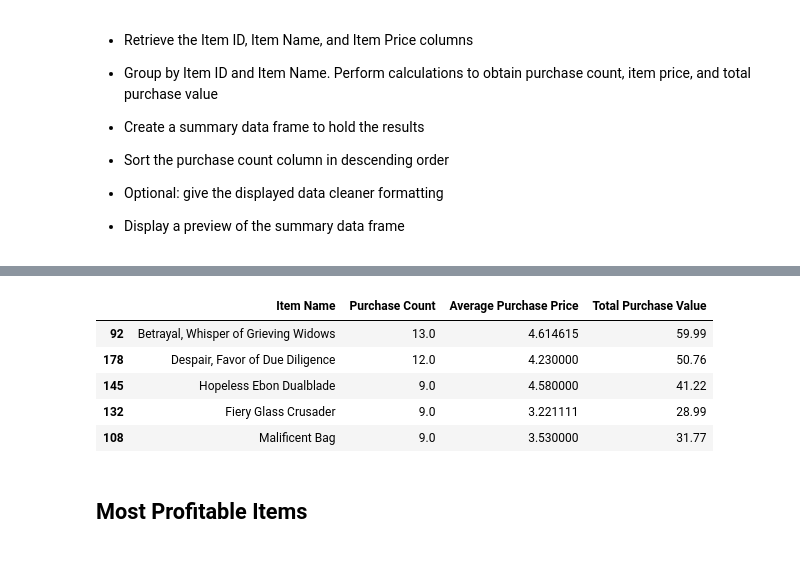
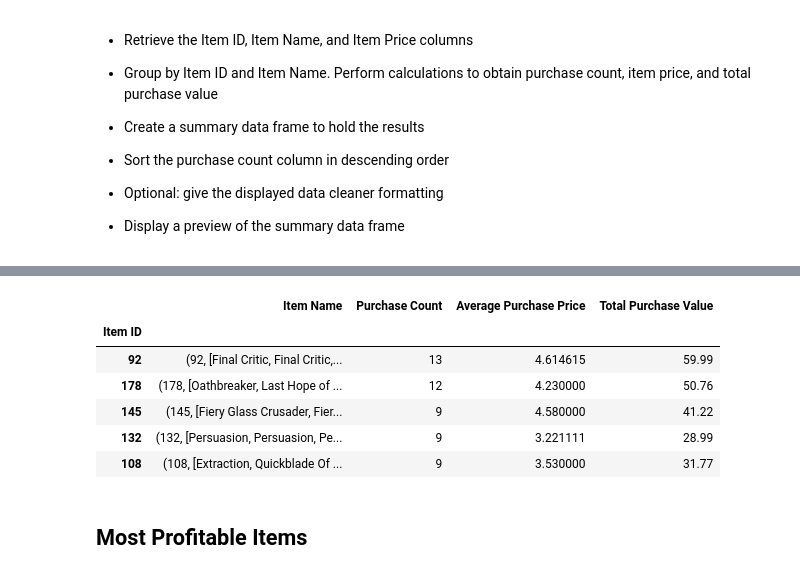
Before and after one commit to HIna-Ahmad/pandas-challenge, a Jupyter notebook: HeroesOfPymoli/HeroesOfPymoli_starter.ipynb, the cells around one changed output, grey strips where cells are left out. Drawn from its saved outputs; the diff is of its cells as text; code cells hidden in the pictures.

```diff
--- a/HeroesOfPymoli/HeroesOfPymoli_starter.ipynb
+++ b/HeroesOfPymoli/HeroesOfPymoli_starter.ipynb
@@ -528,39 +496,40 @@ purch_per_item = new_df.groupby("Item ID")["Purchase ID"].count()
 
 
 
 #2. Average price of item
 avg_per_item = new_df.groupby("Item ID")["Price"].mean()
 
 
 
 #3. Total dollar amount of items
 total_per_item = new_df.groupby("Item ID")["Price"].sum()
 
 #4.
 #item_name = new_df["Item Name"]
 
 #5.
-item_name = new_df["Item Name"]
+item_name = new_df.groupby("Item ID")["Item Name"]
 
 
 
 # Create a summary dataframe with multiple column containing the results from the previous calculation
 sn_summary2 = pd.DataFrame({"Item Name":item_name, "Purchase Count":purch_per_item, "Average Purchase Price":avg_per_item, "Total Purchase Value": total_per_item})
 
 sn_summary2.head()
 
 
 
 
 sort = sn_summary2.sort_values("Purchase Count", ascending=False)
 sort.head(5)
 # %% [output]
 |  | Item Name | Purchase Count | Average Purchase Price | Total Purchase Value |
-| 92 | Betrayal, Whisper of Grieving Widows | 13.0 | 4.614615 | 59.99 |
-| 178 | Despair, Favor of Due Diligence | 12.0 | 4.230000 | 50.76 |
-| 145 | Hopeless Ebon Dualblade | 9.0 | 4.580000 | 41.22 |
-| 132 | Fiery Glass Crusader | 9.0 | 3.221111 | 28.99 |
-| 108 | Malificent Bag | 9.0 | 3.530000 | 31.77 |
+| Item ID |  |  |  |  |
+| 92 | (92, [Final Critic, Final Critic,... | 13 | 4.614615 | 59.99 |
+| 178 | (178, [Oathbreaker, Last Hope of ... | 12 | 4.230000 | 50.76 |
+| 145 | (145, [Fiery Glass Crusader, Fier... | 9 | 4.580000 | 41.22 |
+| 132 | (132, [Persuasion, Persuasion, Pe... | 9 | 3.221111 | 28.99 |
+| 108 | (108, [Extraction, Quickblade Of ... | 9 | 3.530000 | 31.77 |
 # %% [markdown]
 ## Most Profitable Items
 # %% [markdown]
```
Also changed, not shown: parts of 2 cells of this notebook, 1 other file.
